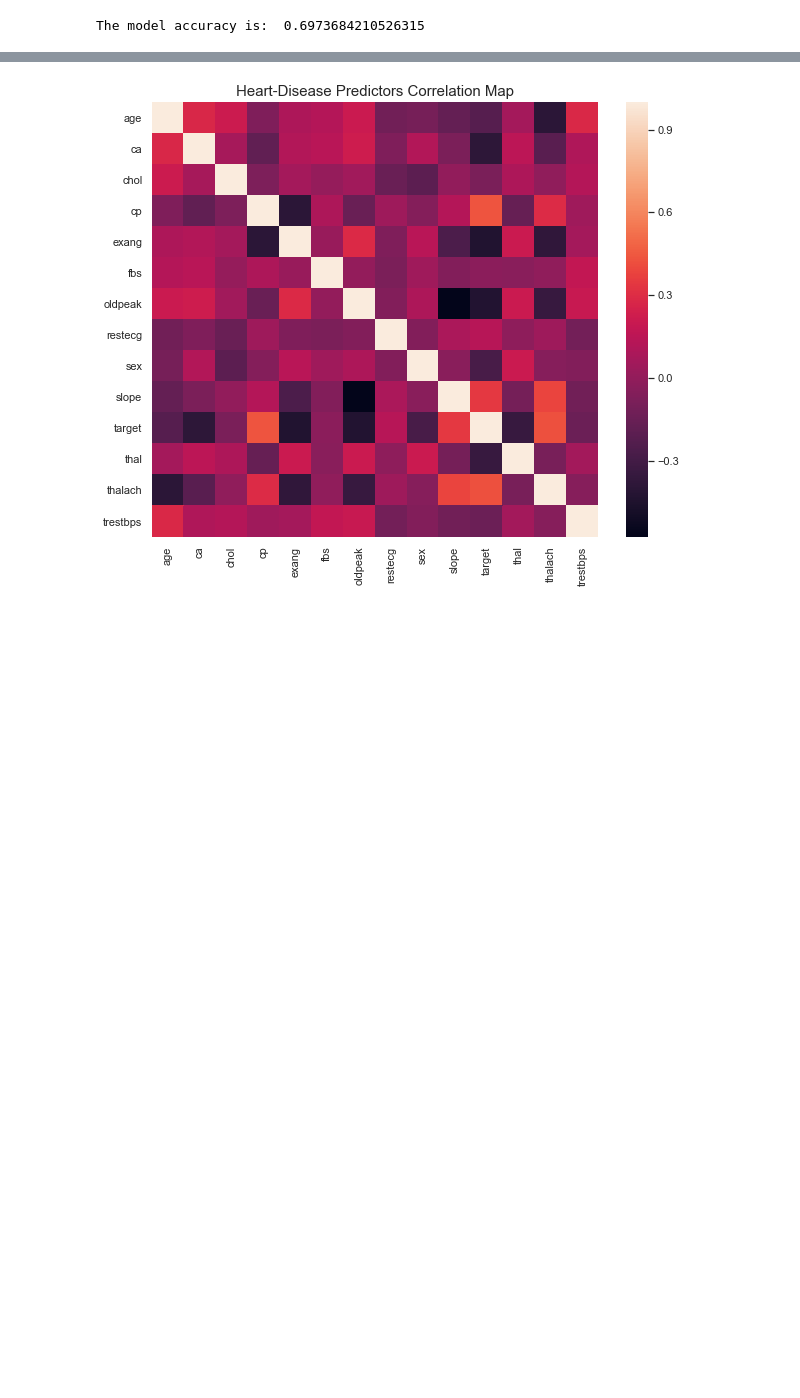
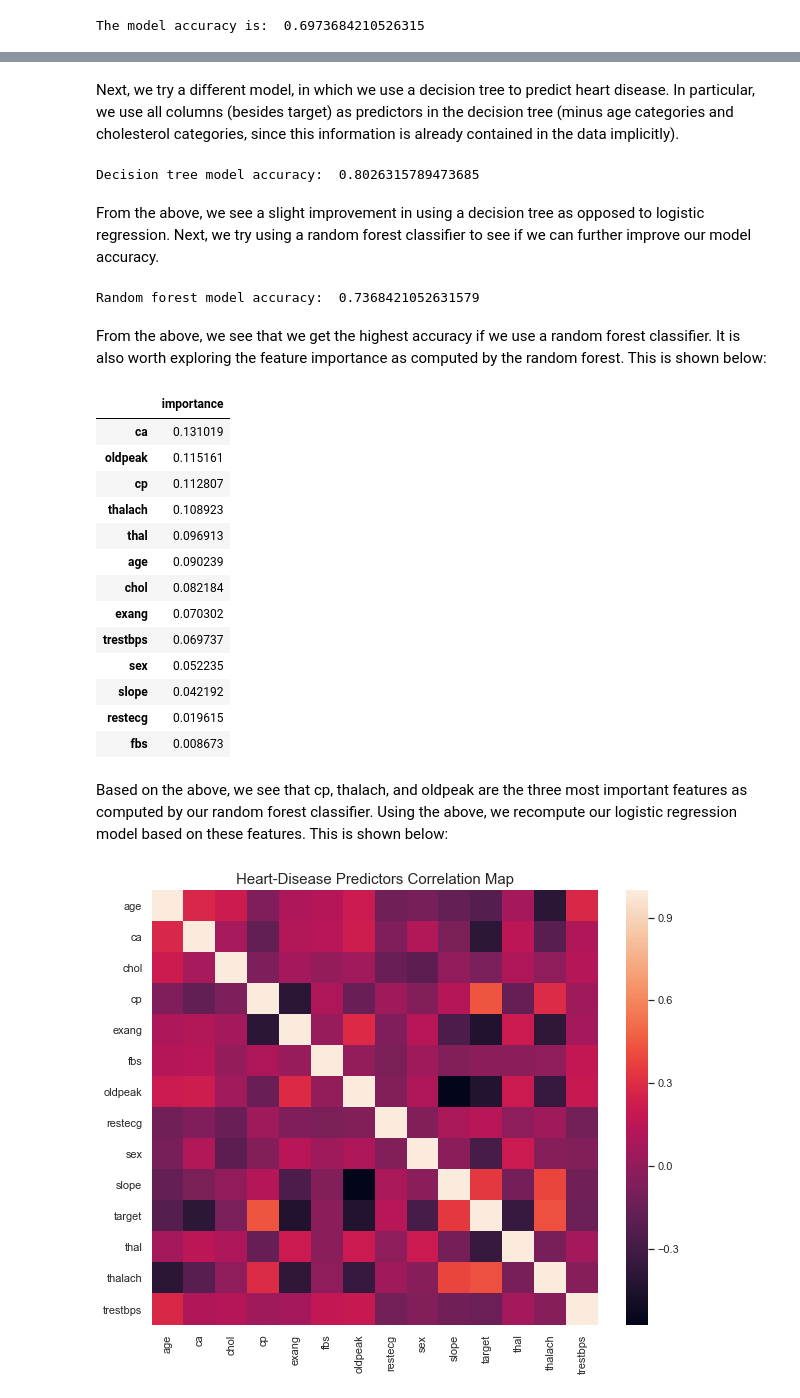
Before and after one commit to tourmaline91/heart_disease_analysis, a Jupyter notebook: heart_disease/heart_disease_analysis.ipynb, the cells around one changed output, grey strips where cells are left out. Cells and saved outputs as stored; diff of their text form; code cells hidden in the pictures; blank space fills up the shorter version.

```diff
--- a/heart_disease/heart_disease_analysis.ipynb
+++ b/heart_disease/heart_disease_analysis.ipynb
@@ -226,3 +226,57 @@ Clearly, given a model accuracy of ~70%, it seems reasonable to suppose that the
+# %% [markdown]
+Next, we try a different model, in which we use a decision tree to predict heart disease. In particular, we use all columns (besides target) as predictors in the decision tree (minus age categories and cholesterol categories, since this information is already contained in the data implicitly).
+# %%
+from sklearn import tree
+
+# Get the response data, predictor data, and split the data for training/evaluation.
+dt_predictors = data[data.columns.difference(['target', 'age_cat', 'chol_cat'])]
+dt_response = data[['target']]
+pred_train, pred_test, resp_train, resp_test = train_test_split(dt_predictors, dt_response, test_size=0.25, random_state=0)
+
+# Build the decision tree model.
+clf = tree.DecisionTreeClassifier()
+clf.fit(pred_train, resp_train)
+
+# Use this model on the test data, and determine the accuracy.
+accuracy = clf.score(pred_test, resp_test.values.ravel())
+print("Decision tree model accuracy: ", accuracy)
+# %% [output]
+Decision tree model accuracy:  0.8026315789473685
+# %% [markdown]
+From the above, we see a slight improvement in using a decision tree as opposed to logistic regression. Next, we try using a random forest classifier to see if we can further improve our model accuracy.
+# %%
+# Generate the random forest classifier.
+from sklearn.ensemble import RandomForestClassifier
+clf = RandomForestClassifier(n_estimators=100)
+clf.fit(pred_train, resp_train.values.ravel())
+
+# Test the model on the test data.
+accuracy = clf.score(pred_test, resp_test.values.ravel())
+print("Random forest model accuracy: ", accuracy)
+# %% [output]
+Random forest model accuracy:  0.7368421052631579
+# %% [markdown]
+From the above, we see that we get the highest accuracy if we use a random forest classifier. It is also worth exploring the feature importance as computed by the random forest. This is shown below:
+# %%
+feature_importance = pd.DataFrame(data=clf.feature_importances_, index=pred_train.columns, columns=['importance']).sort_values('importance', ascending=False)
+feature_importance
+# %% [output]
+|  | importance |
+| ca | 0.131019 |
+| oldpeak | 0.115161 |
+| cp | 0.112807 |
+| thalach | 0.108923 |
+| thal | 0.096913 |
+| age | 0.090239 |
+| chol | 0.082184 |
+| exang | 0.070302 |
+| trestbps | 0.069737 |
+| sex | 0.052235 |
+| slope | 0.042192 |
+| restecg | 0.019615 |
+| fbs | 0.008673 |
+# %% [markdown]
+Based on the above, we see that cp, thalach, and oldpeak are the three most important features as computed by our random forest classifier. Using the above, we recompute our logistic regression model based on these features. This is shown below:
 # %%
 # Visualize the correlation matrix to determine a better set of predictor variables that
 # aren't correlated with eachother.
```
Also changed, not shown: parts of 4 cells of this notebook.
